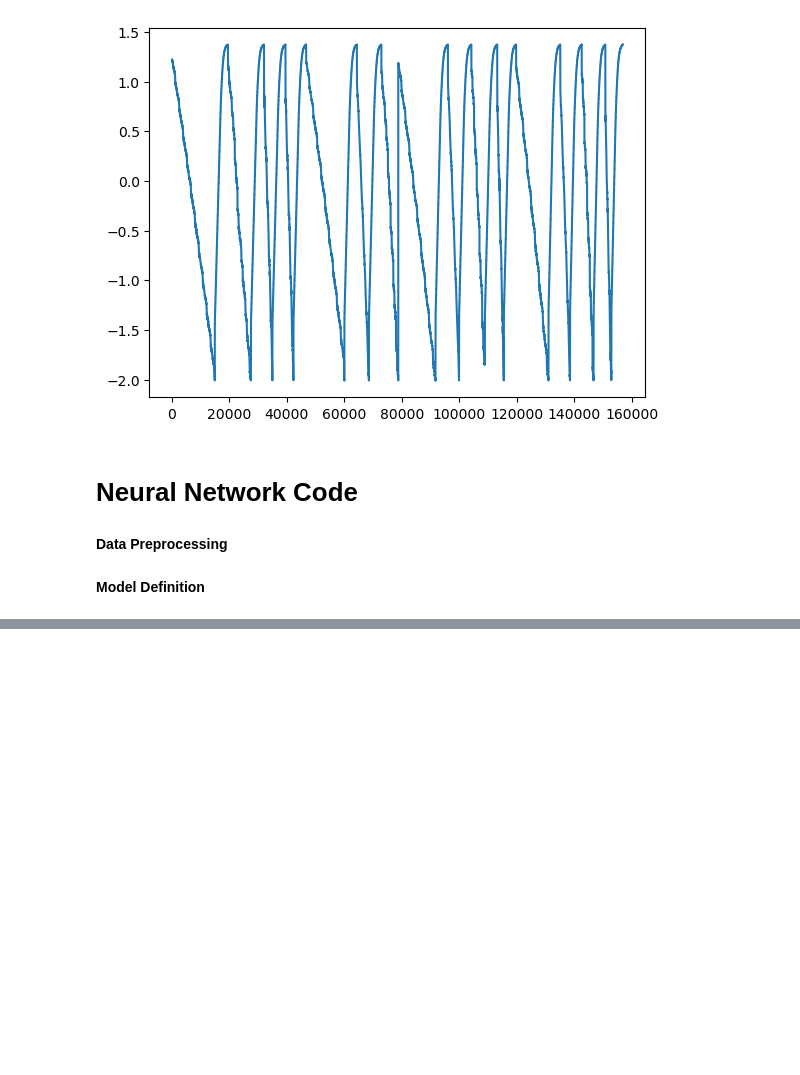
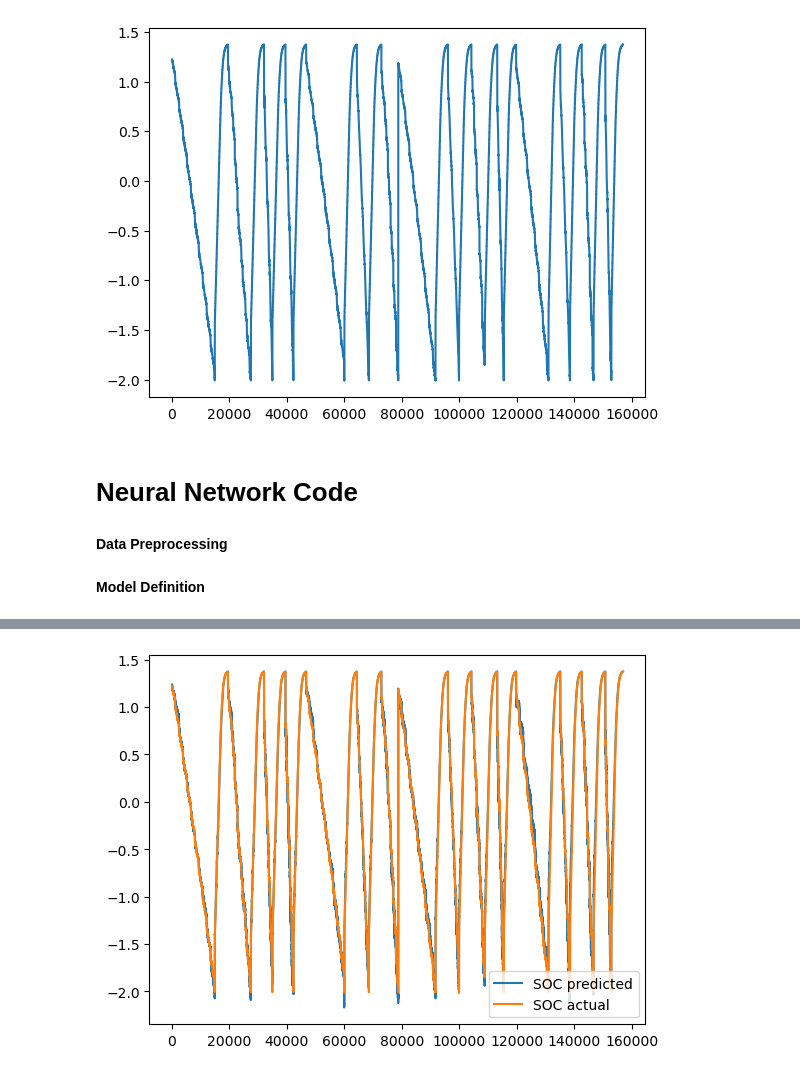
Before and after one commit to sanitbhatkar/Battery, a Jupyter notebook: SOC with Neural Networks/LG battery/Folder and File List.ipynb, the cells around one changed output, grey strips where cells are left out. Cells and saved outputs as stored; diff of their text form; code cells hidden in the pictures; blank space fills up the shorter version.

```diff
--- a/SOC with Neural Networks/LG battery/Folder and File List.ipynb
+++ b/SOC with Neural Networks/LG battery/Folder and File List.ipynb
@@ -260,0 +326,7 @@ cnn_model = Sequential()
+# %%
+plt.plot(test_predict.flatten(), label = 'SOC predicted')
+plt.plot(test_label_reshaped.flatten(), label = 'SOC actual')
+plt.legend()
+plt.show()
+# %% [output]
+[figure, added]
```
Also changed, not shown: parts of 20 cells of this notebook, 1 other file.
